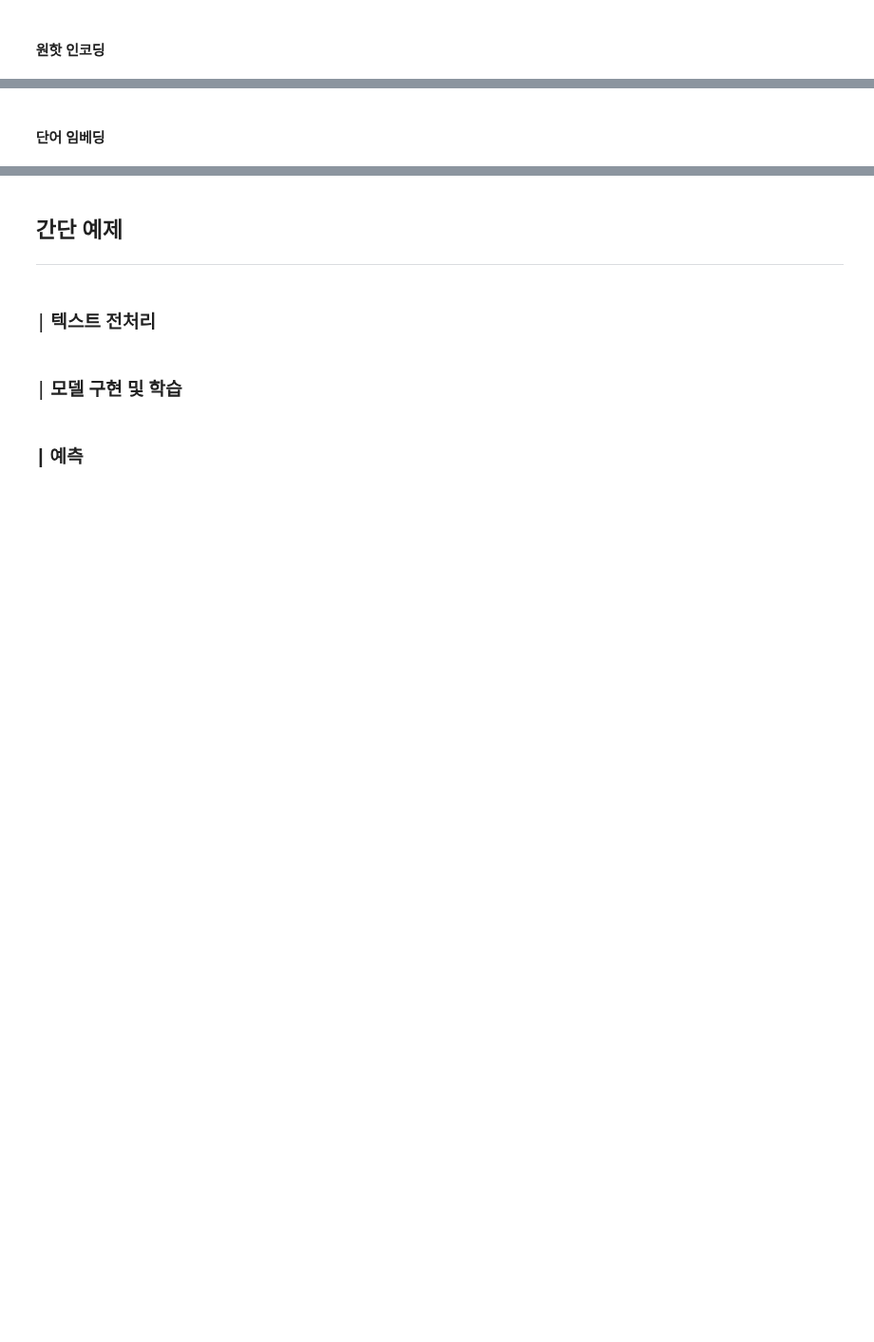
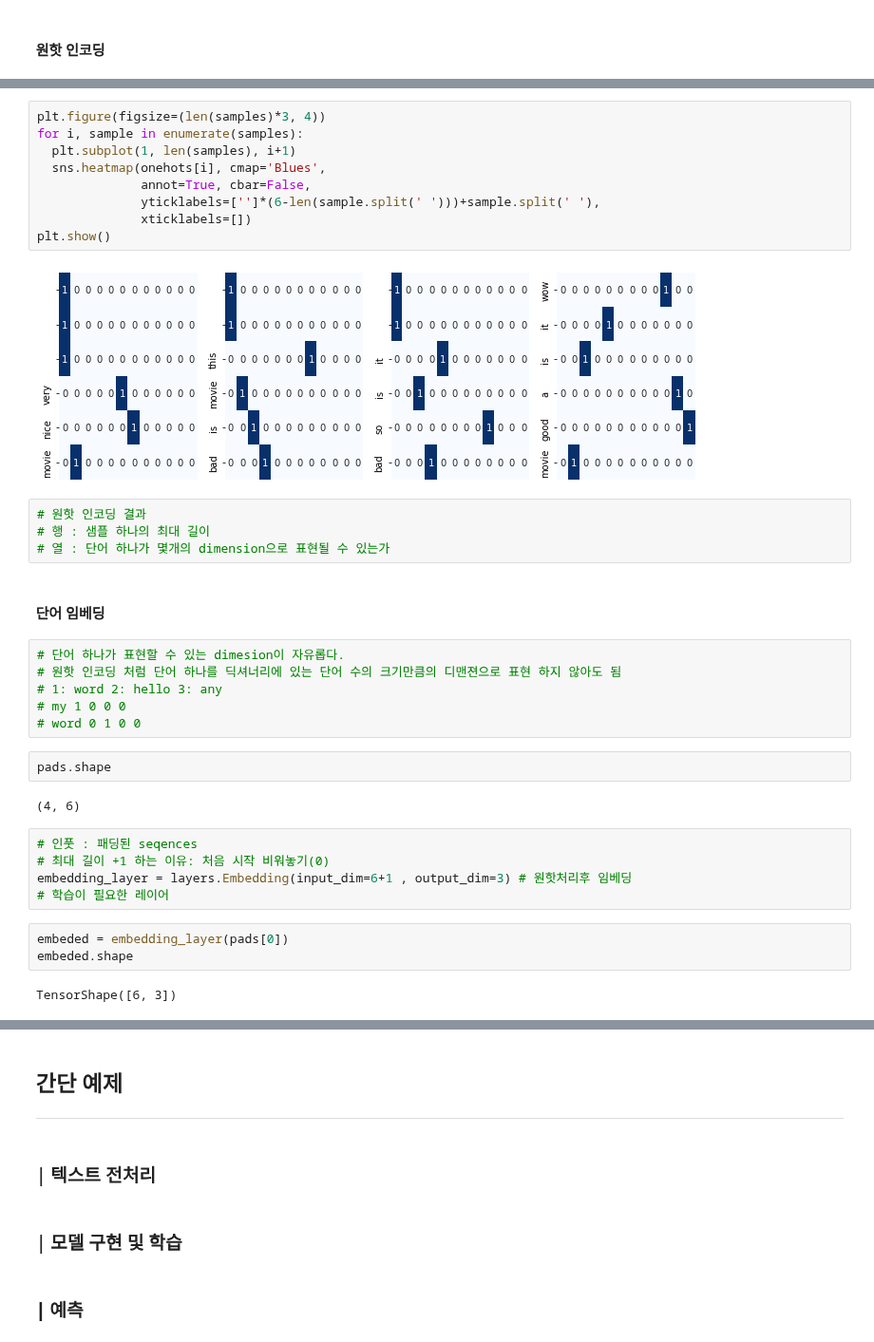
Before and after one commit to yebiny/SkillTreePython-DeepLearning, a Jupyter notebook: 03.NLP-with-tensorflow2.0/해설/ch03_01_NLP기초_텍스트처리.ipynb, the cells around one changed output, grey strips where cells are left out. Shown at 95% size. Cells and saved outputs as stored; diff of their text form; blank space fills up the shorter version.

```diff
--- a/03.NLP-with-tensorflow2.0/해설/ch03_01_NLP기초_텍스트처리.ipynb
+++ b/03.NLP-with-tensorflow2.0/해설/ch03_01_NLP기초_텍스트처리.ipynb
@@ -148,2 +224,37 @@ wow it is a good movie
+# %%
+plt.figure(figsize=(len(samples)*3, 4))
+for i, sample in enumerate(samples):
+  plt.subplot(1, len(samples), i+1)
+  sns.heatmap(onehots[i], cmap='Blues',
+              annot=True, cbar=False,
+              yticklabels=['']*(6-len(sample.split(' ')))+sample.split(' '),
+              xticklabels=[])
+plt.show()
+# %% [output]
+[figure, added]
+# %%
+# 원핫 인코딩 결과
+# 행 : 샘플 하나의 최대 길이
+# 열 : 단어 하나가 몇개의 dimension으로 표현될 수 있는가
 # %% [markdown]
 #### **단어 임베딩**
+# %%
+# 단어 하나가 표현할 수 있는 dimesion이 자유롭다.
+# 원핫 인코딩 처럼 단어 하나를 딕셔너리에 있는 단어 수의 크기만큼의 디맨젼으로 표현 하지 않아도 됨
+# 1: word 2: hello 3: any
+# my 1 0 0 0
+# word 0 1 0 0
+# %%
+pads.shape
+# %% [output]
+(4, 6)
+# %%
+# 인풋 : 패딩된 seqences
+# 최대 길이 +1 하는 이유: 처음 시작 비워놓기(0)
+embedding_layer = layers.Embedding(input_dim=6+1 , output_dim=3) # 원핫처리후 임베딩
+# 학습이 필요한 레이어
+# %%
+embeded = embedding_layer(pads[0])
+embeded.shape
+# %% [output]
+TensorShape([6, 3])
```
Also changed, not shown: parts of 10 cells of this notebook.
